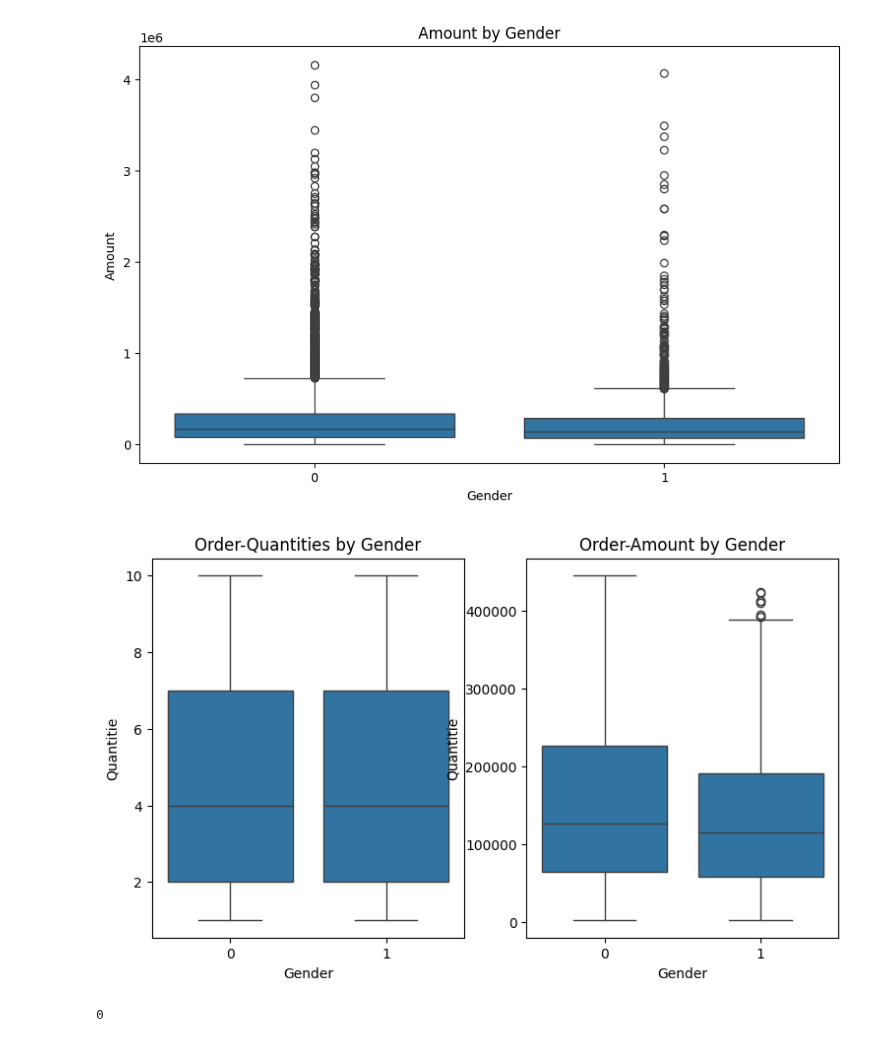
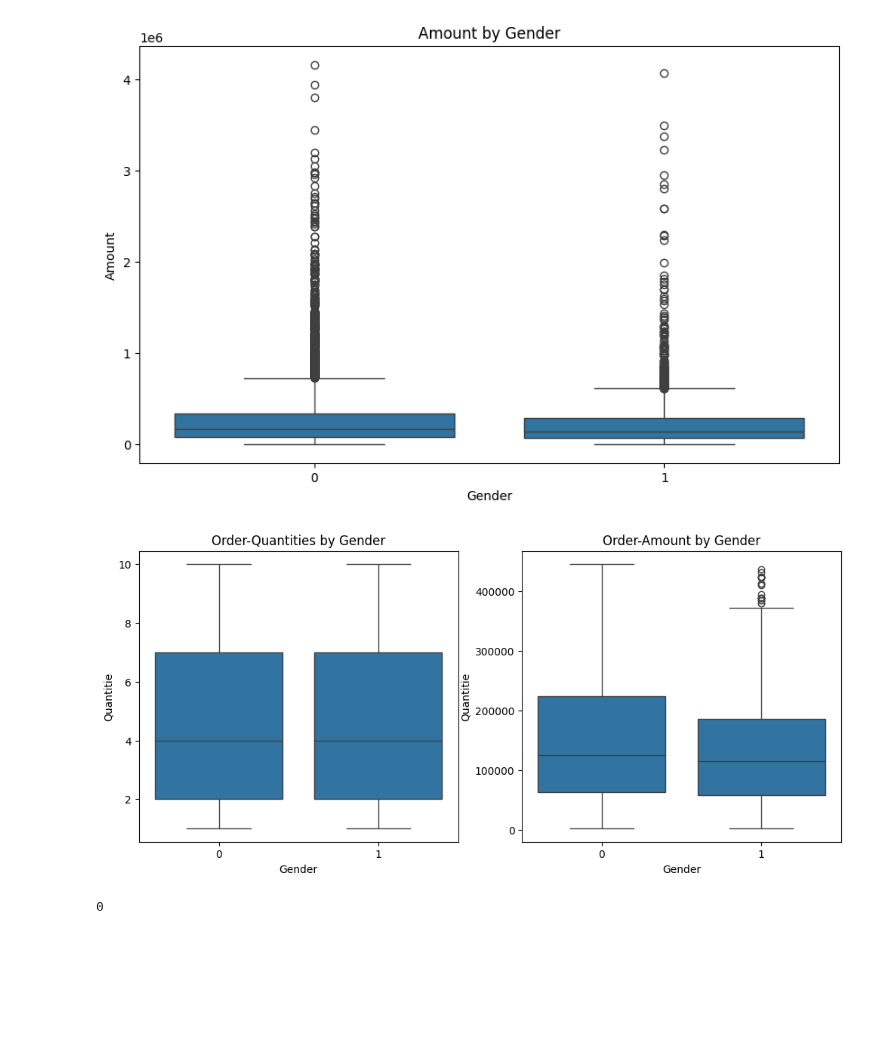
Before and after one commit to H-wooks/KITA_2024, a Jupyter notebook: M3_분석라이브러리/M3_실습/m3_데이터분석_실습평가.ipynb, the cells around one changed output. Saved outputs shown, nothing was run; the diff lists cells and outputs as text; code cells hidden in the pictures; blank space fills up the shorter version.

```diff
--- a/M3_분석라이브러리/M3_실습/m3_데이터분석_실습평가.ipynb
+++ b/M3_분석라이브러리/M3_실습/m3_데이터분석_실습평가.ipynb
@@ -316,23 +332,23 @@ data['Quantity'] = data['Quantity'].apply(lambda x: np.random.randint(1, 11) if
 data['OrderAmount'] = data['Price'] * data['Quantity']
 # %%
 # 성별에 따른 총 구매 금액의 분포 시각화
-plt.figure(figsize=(9, 5))
+plt.figure(figsize=(12, 5))
 plt.subplot(1, 2, 1)
 sns.boxplot(x='Gender', y='Quantity', data=data)
 plt.title('Order-Quantities by Gender')
 plt.xlabel('Gender')
 plt.ylabel('Quantitie')
 
 plt.subplot(1, 2, 2)
 sns.boxplot(x='Gender', y='OrderAmount', data=data)
 plt.title('Order-Amount by Gender')
 plt.xlabel('Gender')
 plt.ylabel('Quantitie')
 
 
 plt.show()
 # %% [output]
-[figure, old version]
+[figure, new version]
 # %%
 data.isnull().sum().sum()
 # %% [output]
```
Also changed, not shown: parts of 15 cells of this notebook, 5 other files.
